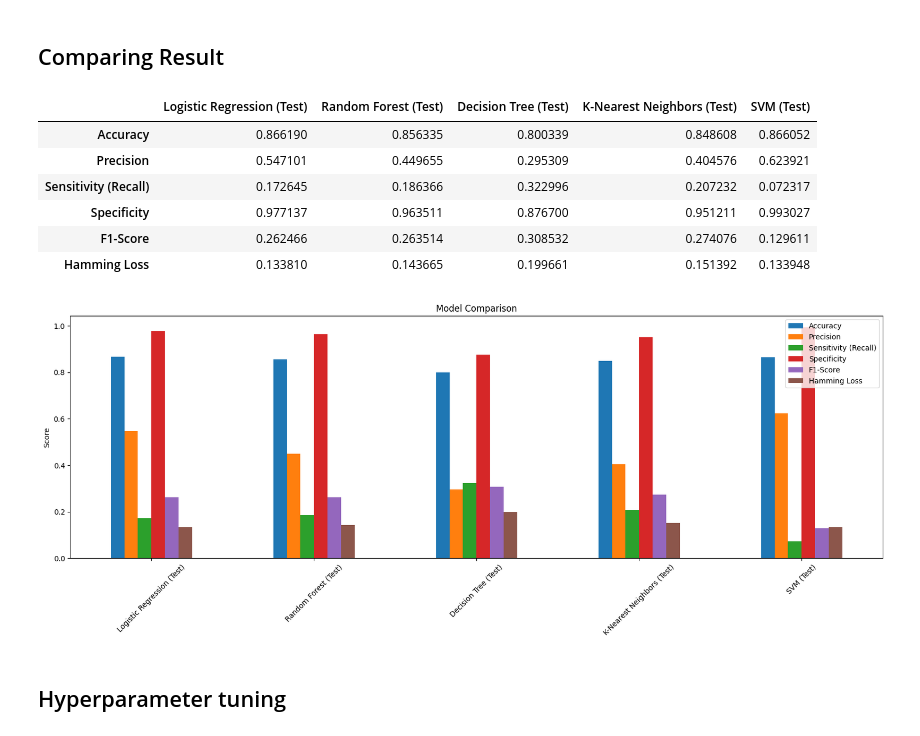
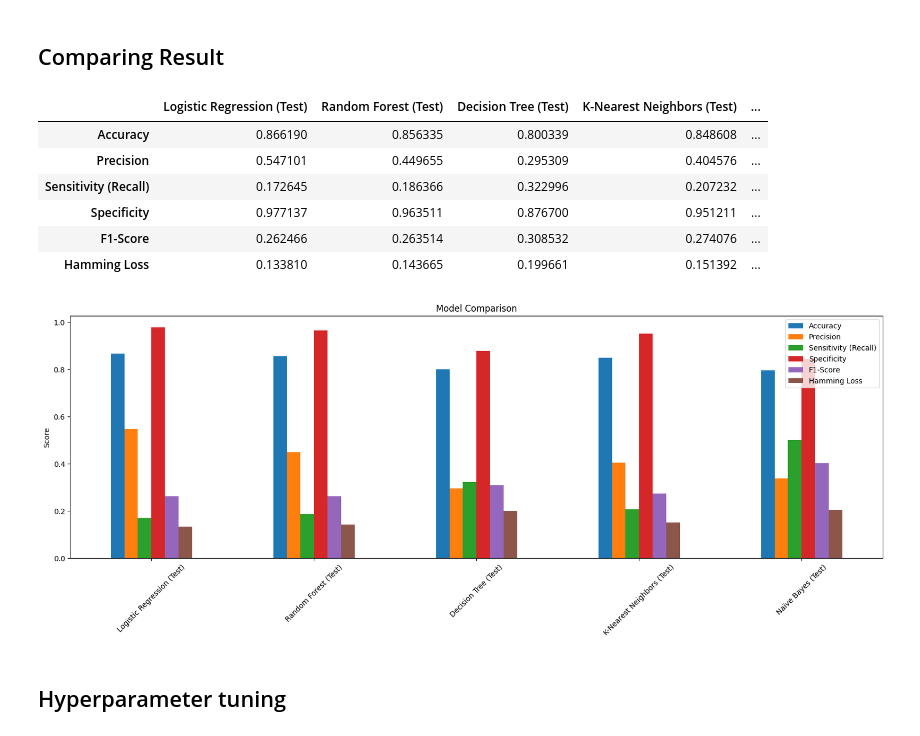
Before and after one commit to Kiyk0/Diabetes-Health-Indicators, a Jupyter notebook: Diabetes_Health_Indicators.ipynb, the cells around one changed output. Drawn from its saved outputs; the diff is of its cells as text; code cells hidden in the pictures.

```diff
--- a/Diabetes_Health_Indicators.ipynb
+++ b/Diabetes_Health_Indicators.ipynb
@@ -650,9 +650,6 @@ plt.show()
 # %%
-from sklearn.svm import SVC
+from sklearn.naive_bayes import GaussianNB
 
-# Initialize the SVM model
-svm_model = SVC(random_state=10)
-
-# Train the model
-svm_model.fit(x_train, y_train.values.ravel())
+nb_model = GaussianNB()
+nb_model.fit(x_train, y_train.values.ravel())
 # %% [output]
@@ -660,14 +657,15 @@ SVC(random_state=10)
 # %%
-# Make predictions
-y_train_pred_svm = svm_model.predict(x_train)
-y_test_pred_svm = svm_model.predict(x_test)
+# Predict
+y_train_pred_nb = nb_model.predict(x_train)
+y_test_pred_nb = nb_model.predict(x_test)
 
-print("Support Vector Classifier Training Results:")
-metrics_train_svm = evaluate_model(y_train, y_train_pred_svm)
-print(metrics_train_svm)
+# Evaluate
+print("Naïve Bayes Training Results:")
+train_results_nb = evaluate_model(y_train, y_train_pred_nb)
+print(train_results_nb)
 
-print("\nSupport Vector Classifier Testing Results:")
-metrics_test_svm = evaluate_model(y_test, y_test_pred_svm)
-print(metrics_test_svm)
+print("\nNaïve Bayes Testing Results:")
+test_results_nb = evaluate_model(y_test, y_test_pred_nb)
+print(test_results_nb)
 # %% [output]
 Naïve Bayes Training Results:
@@ -706,34 +704,34 @@ knn_train_results = evaluate_model(y_train, y_train_pred_knn)
 knn_test_results = evaluate_model(y_test, y_test_pred_knn)
 
 # SVM evaluation
-svm_train_results = evaluate_model(y_train, y_train_pred_svm)
-svm_test_results = evaluate_model(y_test, y_test_pred_svm)
+nb_train_results = evaluate_model(y_train, y_train_pred_nb)
+nb_test_results = evaluate_model(y_test, y_test_pred_nb)
 # %%
 # Store results in a dictionary for training and testing sets
 model_comparison = {
     # "Logistic Regression (Train)": logreg_train_results,
     # "Random Forest (Train)": rf_train_results,
     # "Decision Tree (Train)": dt_train_results,
     # "K-Nearest Neighbors (Train)": knn_train_results,
     # "SVM (Train)": svm_train_results,
 
     "Logistic Regression (Test)": logreg_test_results,
     "Random Forest (Test)": rf_test_results,
     "Decision Tree (Test)": dt_test_results,
     "K-Nearest Neighbors (Test)": knn_test_results,
-    "SVC (Test)": svm_test_results
+    "Naïve Bayes (Test)": nb_test_results
 }
 
 comparison_df = pd.DataFrame(model_comparison)
 comparison_df
 # %% [output]
-|  | Logistic Regression (Test) | Random Forest (Test) | Decision Tree (Test) | K-Nearest Neighbors (Test) | SVM (Test) |
-| Accuracy | 0.866190 | 0.856335 | 0.800339 | 0.848608 | 0.866052 |
-| Precision | 0.547101 | 0.449655 | 0.295309 | 0.404576 | 0.623921 |
-| Sensitivity (Recall) | 0.172645 | 0.186366 | 0.322996 | 0.207232 | 0.072317 |
-| Specificity | 0.977137 | 0.963511 | 0.876700 | 0.951211 | 0.993027 |
-| F1-Score | 0.262466 | 0.263514 | 0.308532 | 0.274076 | 0.129611 |
-| Hamming Loss | 0.133810 | 0.143665 | 0.199661 | 0.151392 | 0.133948 |
+|  | Logistic Regression (Test) | Random Forest (Test) | Decision Tree (Test) | K-Nearest Neighbors (Test) | ... |
+| Accuracy | 0.866190 | 0.856335 | 0.800339 | 0.848608 | ... |
+| Precision | 0.547101 | 0.449655 | 0.295309 | 0.404576 | ... |
+| Sensitivity (Recall) | 0.172645 | 0.186366 | 0.322996 | 0.207232 | ... |
+| Specificity | 0.977137 | 0.963511 | 0.876700 | 0.951211 | ... |
+| F1-Score | 0.262466 | 0.263514 | 0.308532 | 0.274076 | ... |
+| Hamming Loss | 0.133810 | 0.143665 | 0.199661 | 0.151392 | ... |
 # %%
 import matplotlib.pyplot as plt
 
@@ -745,7 +743,7 @@ plt.ylabel('Score')
 plt.xticks(rotation=45)
 plt.show()
 # %% [output]
-[figure, old version]
+[figure, new version]
 # %% [markdown]
 ## Hyperparameter tuning
 # %% [markdown]
```
Also changed, not shown: parts of 15 cells of this notebook.
